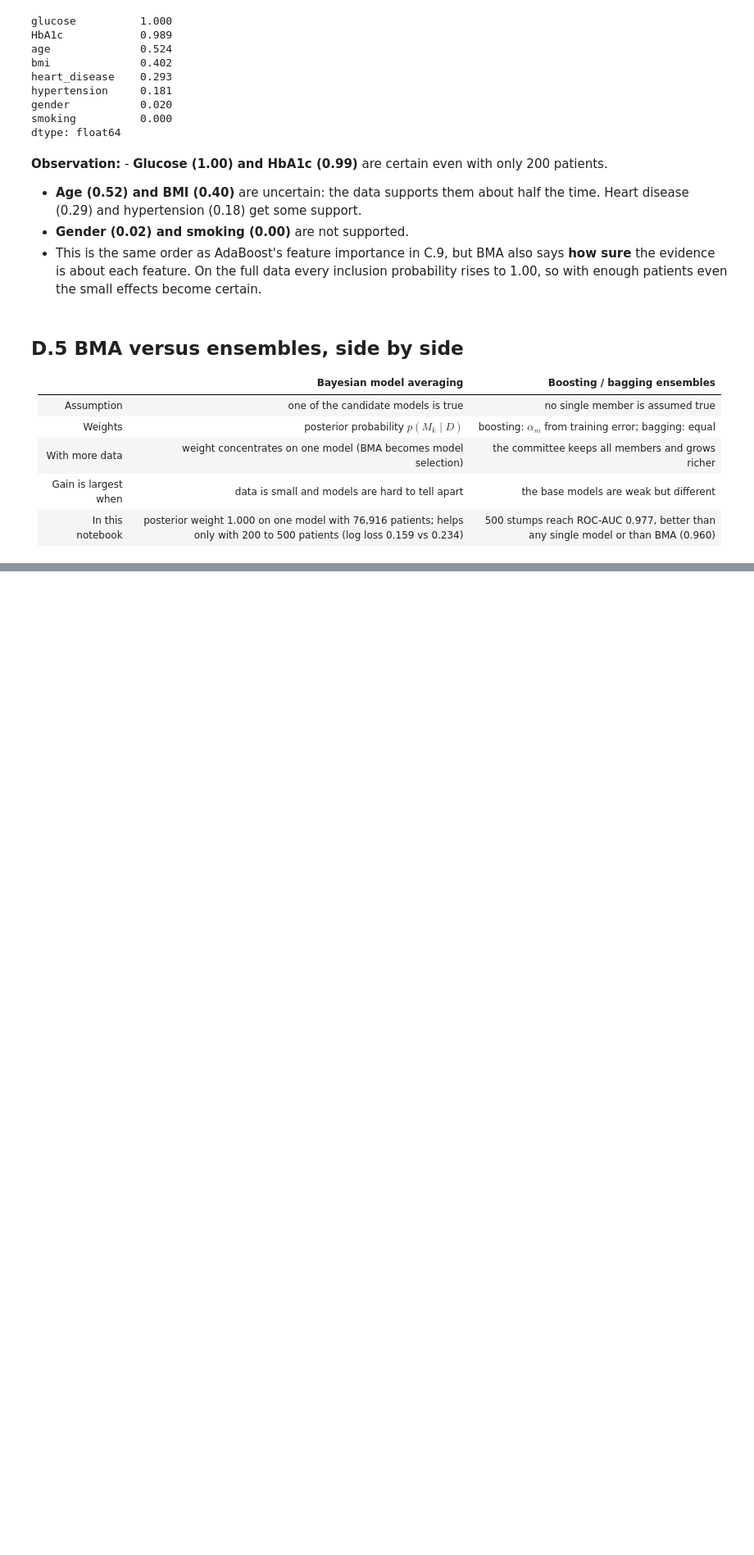
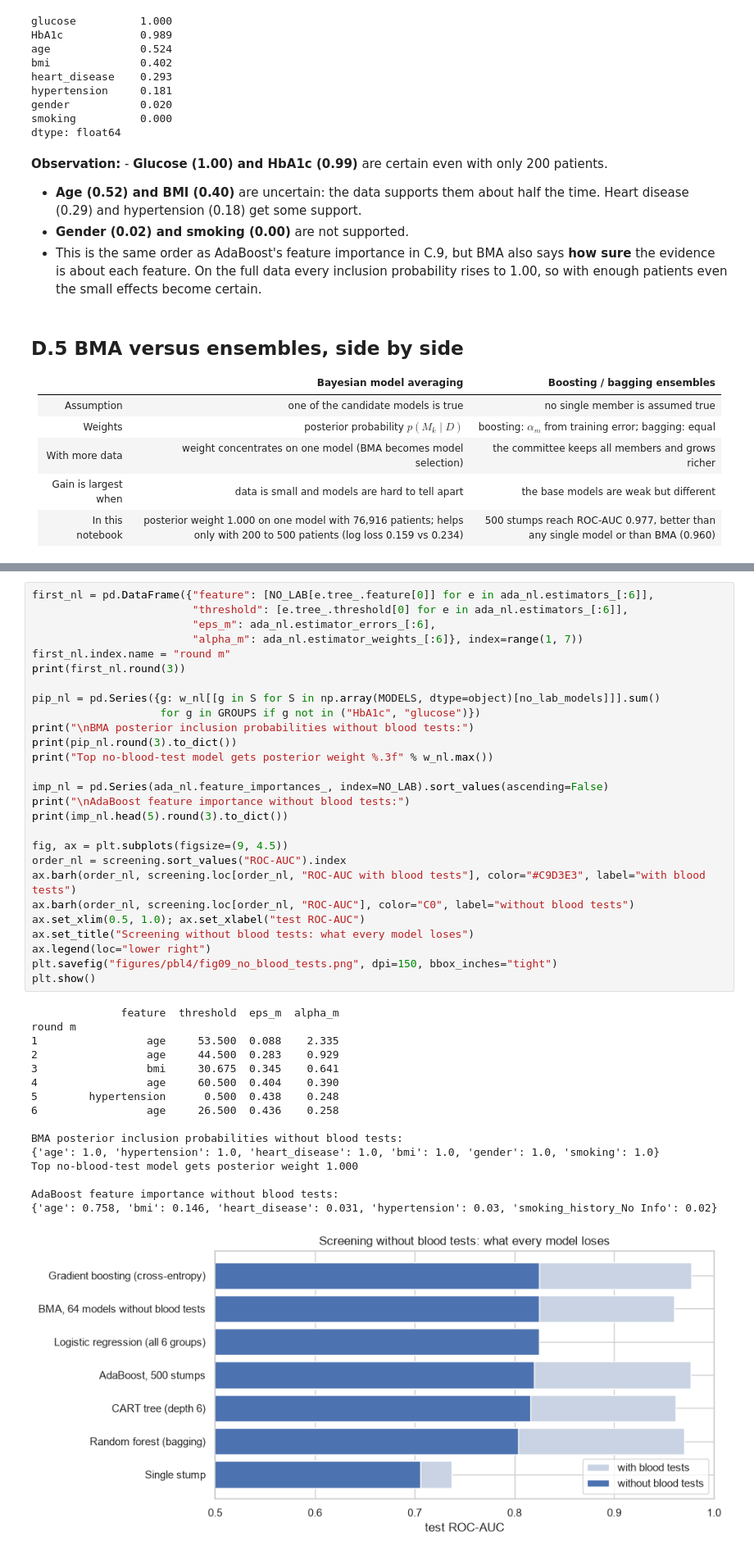
Before and after one commit to aggamsingh/diabetes-risk, a Jupyter notebook: pbl4_boosting_bma.ipynb, the cells around one changed output, grey strips where cells are left out. Shown at 82% size. Cells and saved outputs as stored; diff of their text form; blank space fills up the shorter version.

Commit message:
Add no-blood-test screening section to PBL 4 notebook

```diff
--- a/pbl4_boosting_bma.ipynb
+++ b/pbl4_boosting_bma.ipynb
@@ -712,0 +786,44 @@ dtype: float64
+# %%
+first_nl = pd.DataFrame({"feature": [NO_LAB[e.tree_.feature[0]] for e in ada_nl.estimators_[:6]],
+                         "threshold": [e.tree_.threshold[0] for e in ada_nl.estimators_[:6]],
+                         "eps_m": ada_nl.estimator_errors_[:6],
+                         "alpha_m": ada_nl.estimator_weights_[:6]}, index=range(1, 7))
+first_nl.index.name = "round m"
+print(first_nl.round(3))
+
+pip_nl = pd.Series({g: w_nl[[g in S for S in np.array(MODELS, dtype=object)[no_lab_models]]].sum()
+                    for g in GROUPS if g not in ("HbA1c", "glucose")})
+print("\nBMA posterior inclusion probabilities without blood tests:")
+print(pip_nl.round(3).to_dict())
+print("Top no-blood-test model gets posterior weight %.3f" % w_nl.max())
+
+imp_nl = pd.Series(ada_nl.feature_importances_, index=NO_LAB).sort_values(ascending=False)
+print("\nAdaBoost feature importance without blood tests:")
+print(imp_nl.head(5).round(3).to_dict())
+
+fig, ax = plt.subplots(figsize=(9, 4.5))
+order_nl = screening.sort_values("ROC-AUC").index
+ax.barh(order_nl, screening.loc[order_nl, "ROC-AUC with blood tests"], color="#C9D3E3", label="with blood tests")
+ax.barh(order_nl, screening.loc[order_nl, "ROC-AUC"], color="C0", label="without blood tests")
+ax.set_xlim(0.5, 1.0); ax.set_xlabel("test ROC-AUC")
+ax.set_title("Screening without blood tests: what every model loses")
+ax.legend(loc="lower right")
+plt.savefig("figures/pbl4/fig09_no_blood_tests.png", dpi=150, bbox_inches="tight")
+plt.show()
+# %% [output]
+              feature  threshold  eps_m  alpha_m
+round m
+1                 age     53.500  0.088    2.335
+2                 age     44.500  0.283    0.929
+3                 bmi     30.675  0.345    0.641
+4                 age     60.500  0.404    0.390
+5        hypertension      0.500  0.438    0.248
+6                 age     26.500  0.436    0.258
+
+BMA posterior inclusion probabilities without blood tests:
+{'age': 1.0, 'hypertension': 1.0, 'heart_disease': 1.0, 'bmi': 1.0, 'gender': 1.0, 'smoking': 1.0}
+Top no-blood-test model gets posterior weight 1.000
+
+AdaBoost feature importance without blood tests:
+{'age': 0.758, 'bmi': 0.146, 'heart_disease': 0.031, 'hypertension': 0.03, 'smoking_history_No Info': 0.02}
+[figure, added]
```
Also changed, not shown: parts of 12 cells of this notebook.
